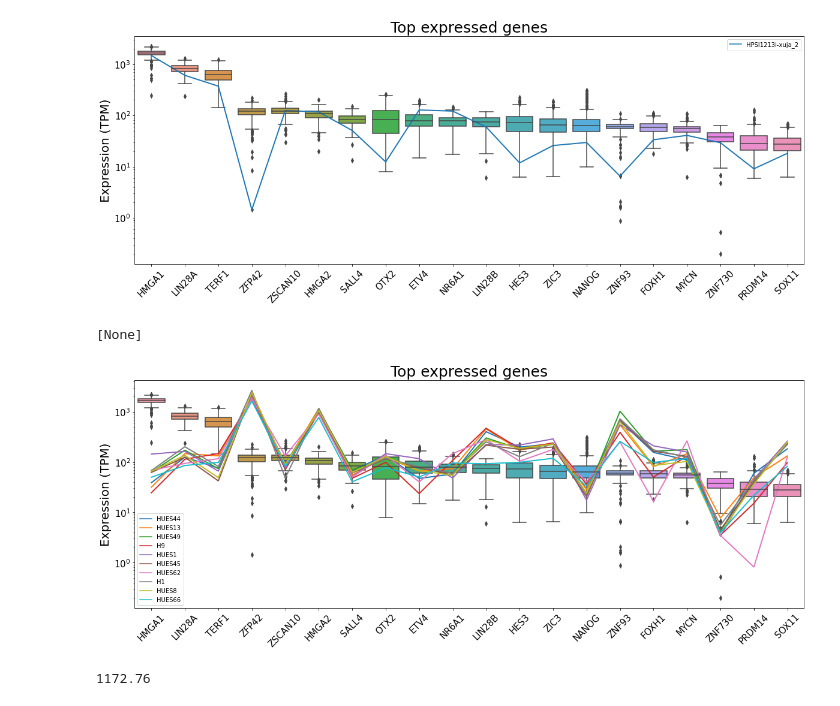
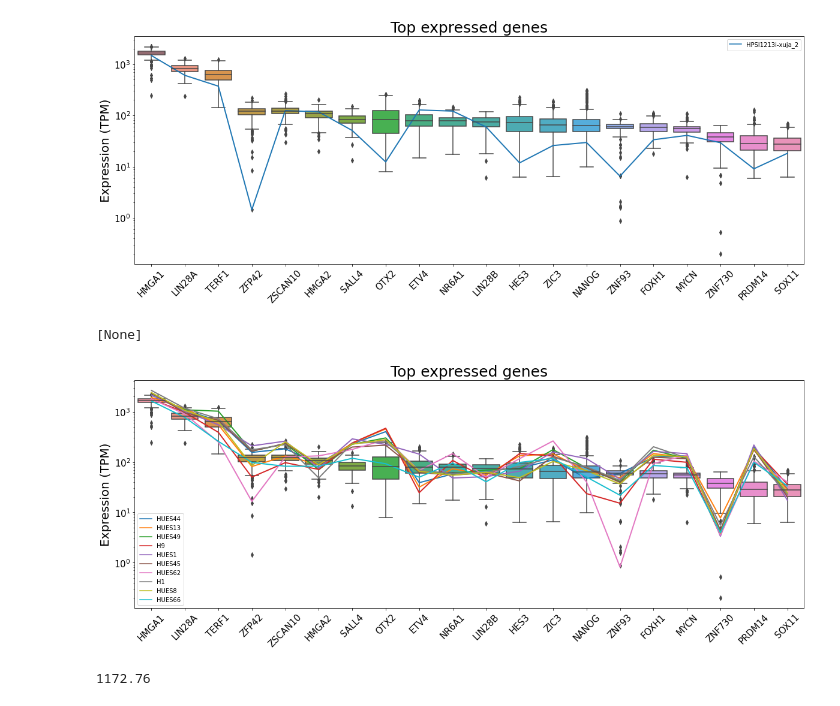
Before and after one commit to moqri/iPSC-scoring, a Jupyter notebook: ESC/ESC_attempt.ipynb, the cells around one changed output. Cells and saved outputs as stored; diff of their text form; code cells hidden in the pictures.

```diff
--- a/ESC/ESC_attempt.ipynb
+++ b/ESC/ESC_attempt.ipynb
@@ -127,17 +127,17 @@ ax.set(yscale="log")
 # %%
 test=esc.head(10)[top.median().sort_values(ascending=False).index].T
 fig, ax = plt.subplots(figsize=(20,7))
 plt.xticks(rotation=45);
 b=sns.boxplot(data=top,ax=ax);
-b=sns.lineplot(data=test,linewidth=2,ax=ax,dashes=False)
+b=sns.lineplot(data=test,linewidth=2,ax=ax,dashes=False,sort=False);
 b.axes.set_title("Top expressed genes",fontsize=25)
 b.set_ylabel("Expression (TPM)",fontsize=20)
 b.set_xlabel('',fontsize=0)
 b.tick_params(labelsize=15)
 ax.set(yscale="log")
 # %% [output]
 [None]
-[figure, old version]
+[figure, new version]
 # %%
 esc['HMGA1'].min()
 # %% [output]
```
